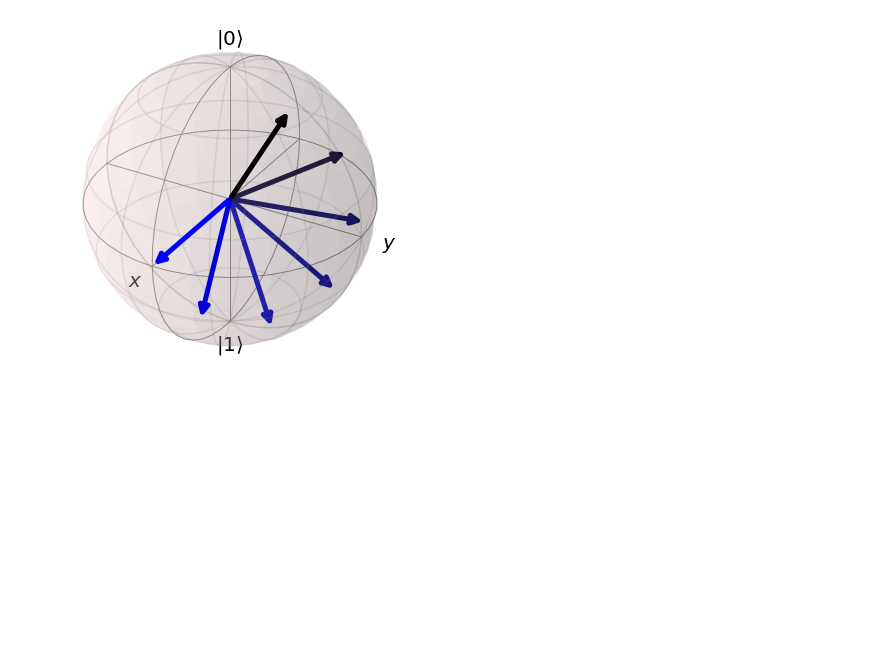
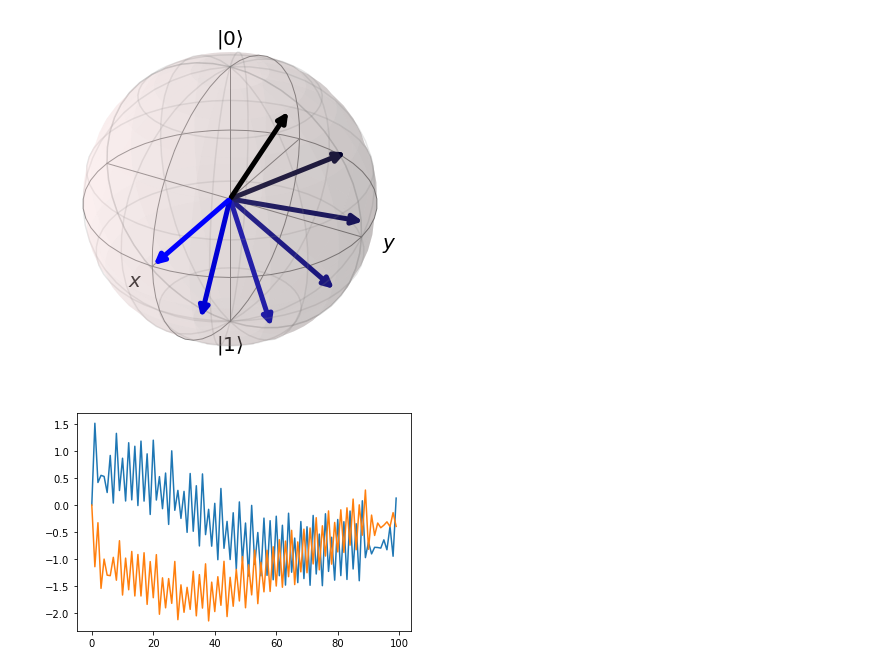
Before and after one commit to Sultanow/quantum, a Jupyter notebook: bloch_sphere/rotate_su2_qiskit.ipynb, the cells around one changed output. Drawn from its saved outputs; the diff is of its cells as text; code cells hidden in the pictures; blank space fills up the shorter version.

```diff
--- a/bloch_sphere/rotate_su2_qiskit.ipynb
+++ b/bloch_sphere/rotate_su2_qiskit.ipynb
@@ -109,16 +109,13 @@ def sU2(rot_angle,vec,n):
     #unitary matrix
     U_n = eye(2)*np.cos(rot_angle/2) -I*(n[0]*sx+n[1]*sy+n[2]*sz)*np.sin(rot_angle/2)
     #Qubit rotation by angle
-    vec = U_n*M_q*Dagger(np.matrix(U_n))
+    vec = U_n*M_q*Dagger((U_n))
 
     #U_n * M_q * complex conjugate U_n (26 of Hawaii-sheet)
 
-    (ϕ_rotated, θ_rotated) = get_angles(vec)
 
-    #from spherical coordinates to cartesian
-    M_q_rotated = np.array(to_cartesian([1, θ_rotated, ϕ_rotated]))
 
-    return M_q_rotated
+    return vec
 # %%
 def changeColor(_bloch, nOr):
 
@@ -172,8 +169,16 @@ print(vec)
 for i in range(0,nOr):
 
     vec = sU2(rot_x,vec,nx)
+    (ϕ_rotated, θ_rotated) = get_angles(vec)
+    vec = np.array(to_cartesian([1, θ_rotated, ϕ_rotated]))
+
     vec = sU2(rot_y,vec,ny)
+    (ϕ_rotated, θ_rotated) = get_angles(vec)
+    vec = np.array(to_cartesian([1, θ_rotated, ϕ_rotated]))
+
     vec = sU2(rot_z,vec,nz)
+    (ϕ_rotated, θ_rotated) = get_angles(vec)
+    vec = np.array(to_cartesian([1, θ_rotated, ϕ_rotated]))
 
     print(vec)
 
@@ -190,3 +195,59 @@ _bloch.render()
 [-0.0919819   0.83073804  0.54901151]
 [0.10590636 0.50224288 0.85821672]
 [figure]
+# %%
+import matplotlib.pyplot as plt
+
+#calculate error propagation
+
+rt_x = pi/100
+rt_y = pi/100
+rt_z = pi/100
+num_iterations = 100
+
+start_vec = [1, 0, 0]
+err = 0.01
+
+x = np.arange(0, num_iterations, 1, dtype=int)
+ϕ_error_propagation_vec = np.zeros(shape=(num_iterations))
+θ_error_propagation_vec = np.zeros(shape=(num_iterations))
+
+vec_r = start_vec
+vec_err = start_vec
+sv.append(vec_r)
+for i in range(num_iterations):
+
+    vec_r = sU2(rt_x,vec_r,nx)
+    (ϕ_rotated, θ_rotated) = get_angles(vec_r)
+    vec_r = np.array(to_cartesian([1, θ_rotated, ϕ_rotated]))
+
+    vec_r = sU2(rt_y,vec_r,ny)
+    (ϕ_rotated, θ_rotated) = get_angles(vec_r)
+    vec_r = np.array(to_cartesian([1, θ_rotated, ϕ_rotated]))
+
+    M_Q_rotated = sU2(rt_z,vec_r,nz)
+
+
+    vec_err = sU2(rt_x+err, vec_err, nx) if i==0 else sU2(rot_x, vec_err, nx)
+    (ϕ_rotated, θ_rotated) = get_angles(vec_err)
+    vec_err = np.array(to_cartesian([1, θ_rotated, ϕ_rotated]))
+
+    vec_err = sU2(rt_y, vec_err, ny)
+    (ϕ_rotated, θ_rotated) = get_angles(vec_err)
+    vec_err = np.array(to_cartesian([1, θ_rotated, ϕ_rotated]))
+
+    M_Q_rotated_err = sU2(rt_z, vec_err, nz)
+
+    (ϕ_rotated, θ_rotated) = get_angles(M_Q_rotated)
+    (ϕ_rotated_err, θ_rotated_err) = get_angles(M_Q_rotated_err)
+
+    θ_error_propagation_vec[i] = θ_rotated_err - θ_rotated
+    ϕ_error_propagation_vec[i] = ϕ_rotated_err - ϕ_rotated
+
+    vec = np.array(to_cartesian([1, ϕ_rotated, θ_rotated]))
+    vec_err = np.array(to_cartesian([1, ϕ_rotated_err, θ_rotated_err]))
+
+plt.plot(x, ϕ_error_propagation_vec, θ_error_propagation_vec)
+plt.show()
+# %% [output]
+[figure, added]
```
